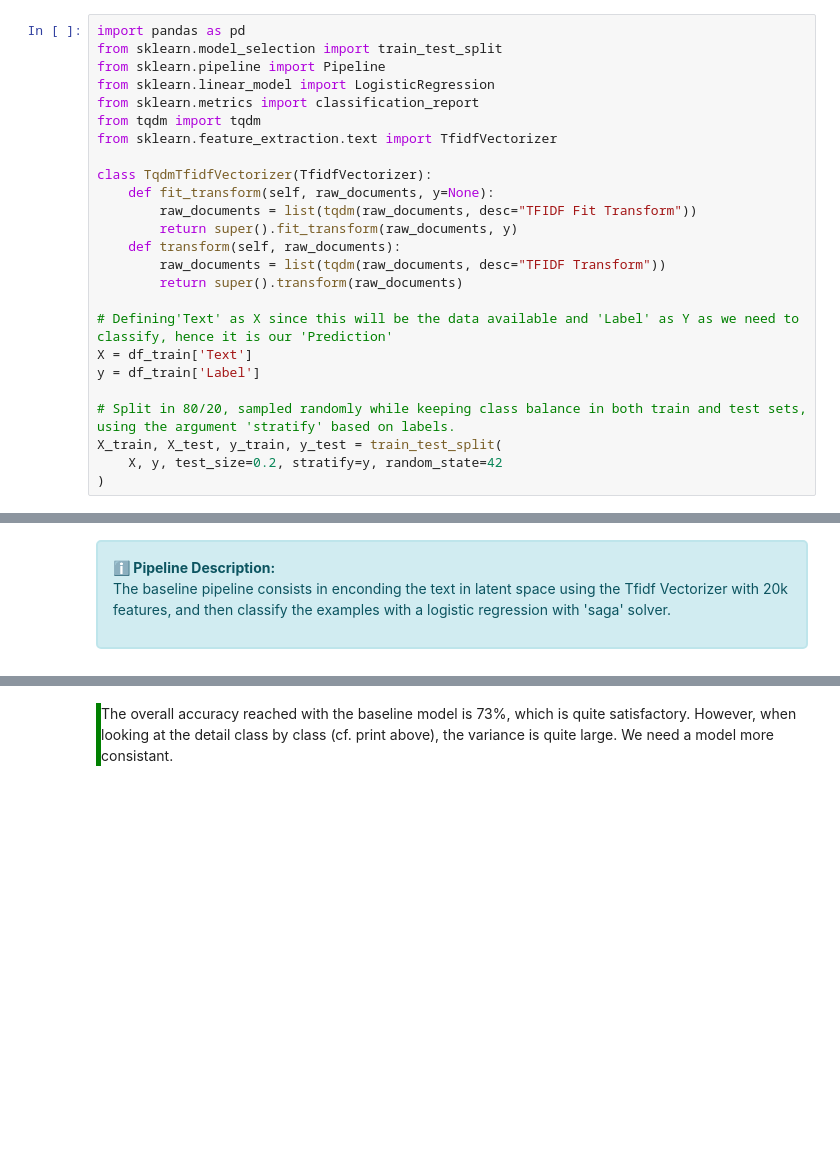
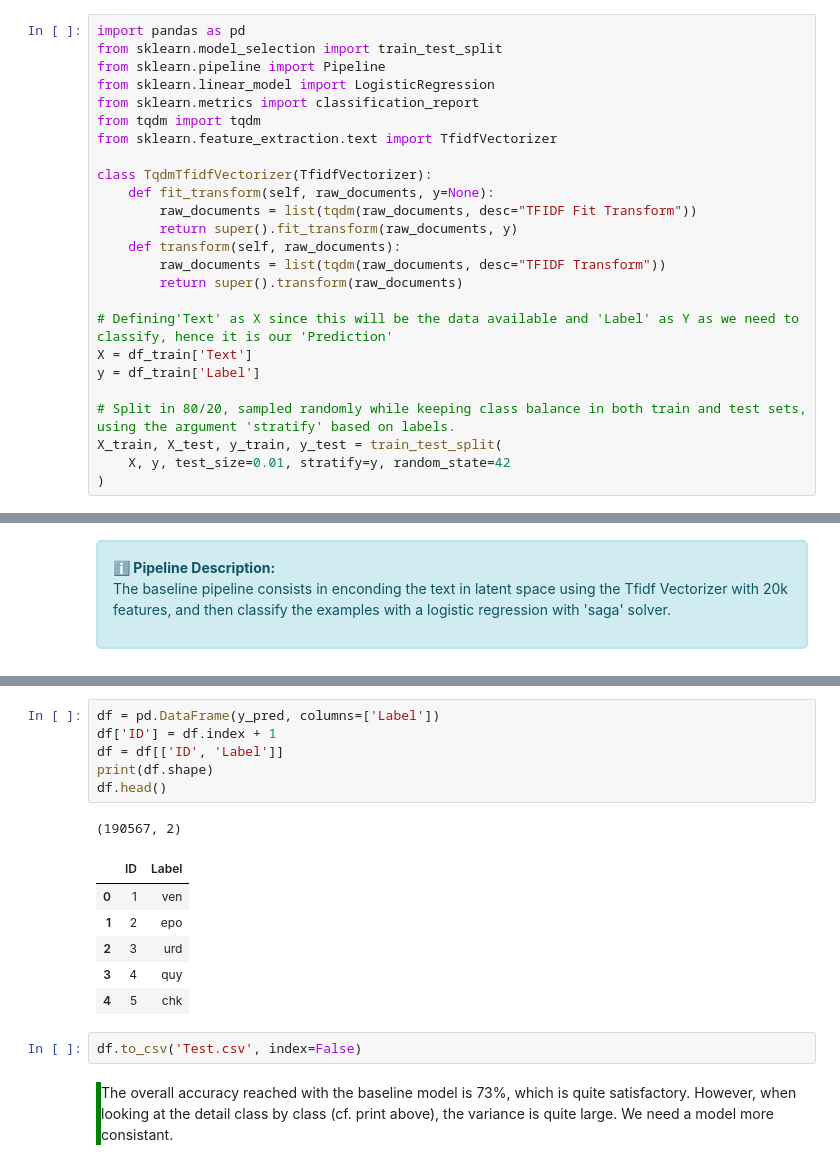
Before and after one commit to louislhotte/nlp-cs-2025, a Jupyter notebook: kaggle_v2.ipynb, the cells around one changed output, grey strips where cells are left out. Drawn from its saved outputs; the diff is of its cells as text; blank space fills up the shorter version.

```diff
--- a/kaggle_v2.ipynb
+++ b/kaggle_v2.ipynb
@@ -121,5 +157,5 @@ y = df_train['Label']
 
 # Split in 80/20, sampled randomly while keeping class balance in both train and test sets, using the argument 'stratify' based on labels.
 X_train, X_test, y_train, y_test = train_test_split(
-    X, y, test_size=0.2, stratify=y, random_state=42
+    X, y, test_size=0.01, stratify=y, random_state=42
 )
@@ -169,6 +219,22 @@ convergence after 22 epochs took 22 seconds
     accuracy                           0.68      8230
    macro avg       0.75      0.69      0.70      8230
 weighted avg       0.73      0.68      0.69      8230
+# %%
+df = pd.DataFrame(y_pred, columns=['Label'])
+df['ID'] = df.index + 1
+df = df[['ID', 'Label']]
+print(df.shape)
+df.head()
+# %% [output]
+(190567, 2)
+|  | ID | Label |
+| 0 | 1 | ven |
+| 1 | 2 | epo |
+| 2 | 3 | urd |
+| 3 | 4 | quy |
+| 4 | 5 | chk |
+# %%
+df.to_csv('Test.csv', index=False)
 # %% [markdown]
 <div style="border-left: 5px solid green; padding-left: 10px;">
 The overall accuracy reached with the baseline model is 73%, which is quite satisfactory.
```
Also changed, not shown: parts of 18 cells of this notebook, 9 other files.
